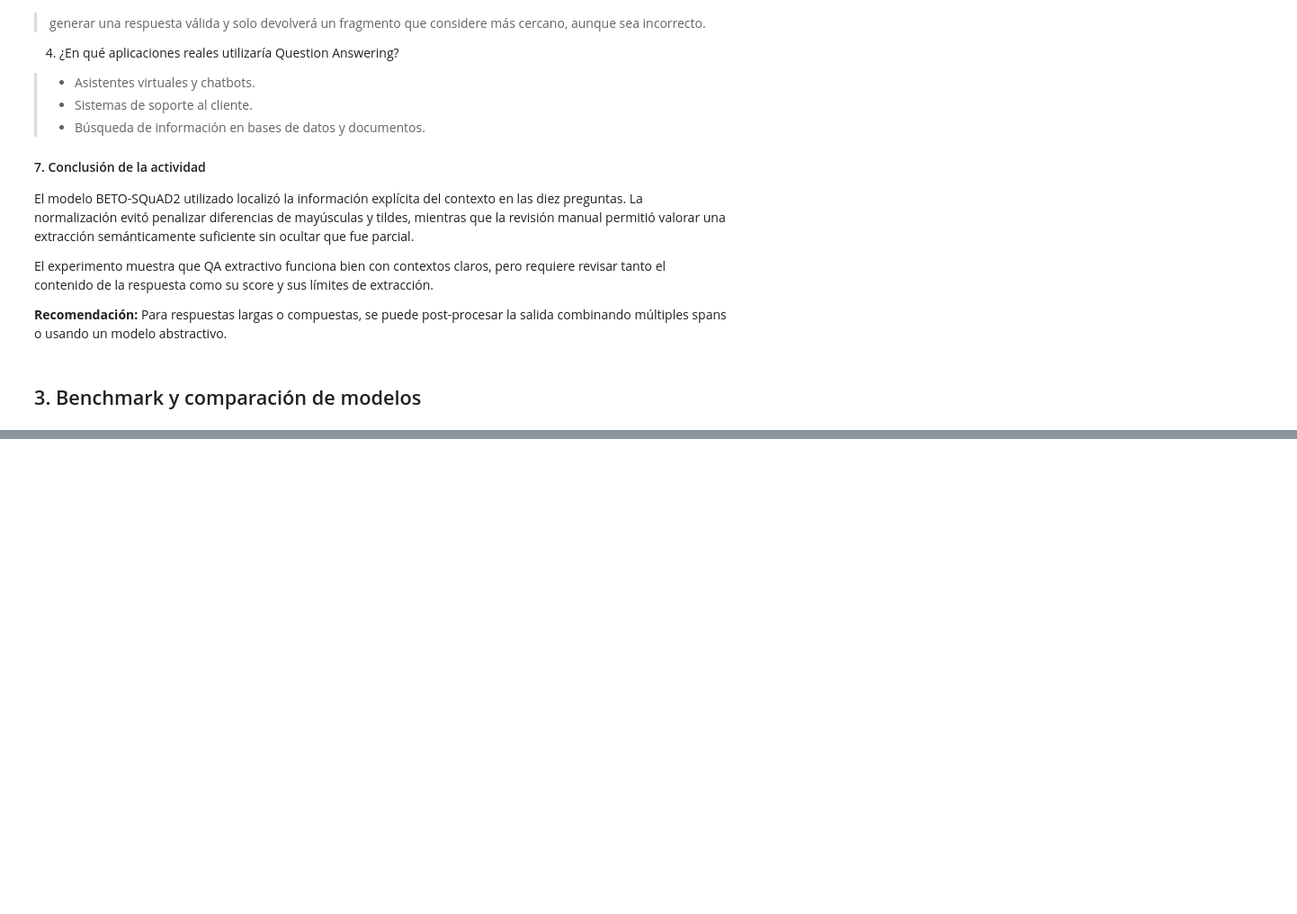
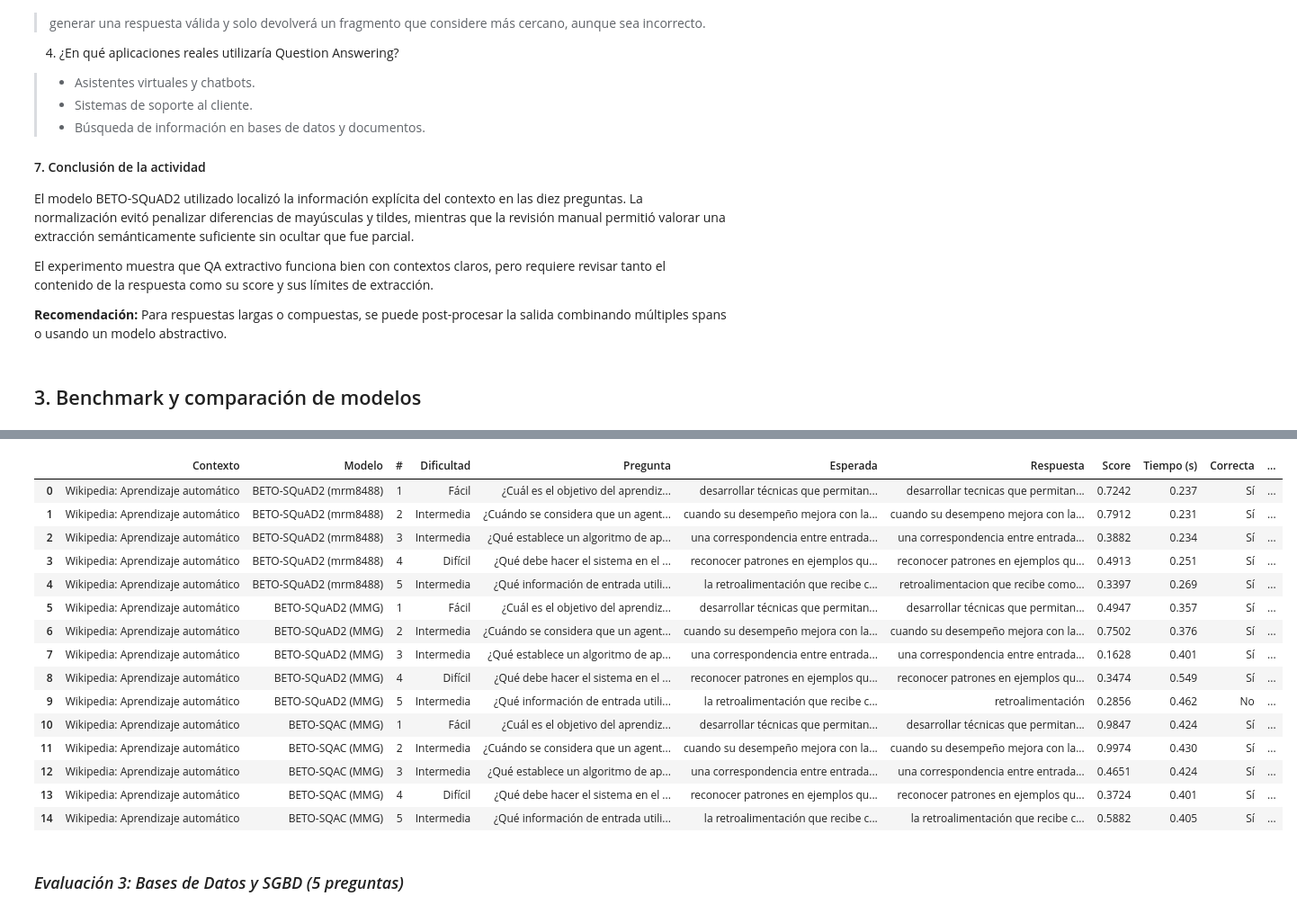
Before and after one commit to abner-rivas/Laboratorio---ML, a Jupyter notebook: laboratorio_ml_qa.ipynb, the cells around one changed output, grey strips where cells are left out. Shown at 90% size. Saved outputs shown, nothing was run; the diff lists cells and outputs as text; code cells hidden in the pictures; blank space fills up the shorter version.

```diff
--- a/laboratorio_ml_qa.ipynb
+++ b/laboratorio_ml_qa.ipynb
@@ -826,0 +1002,20 @@ combinando múltiples spans o usando un modelo abstractivo.
+# %%
+# ---------------------------------------------------
+# Contexto de Wikipedia: Aprendizaje automático
+# ---------------------------------------------------
+
+contexto_wikipedia = """
+El aprendizaje automático es un subcampo de las ciencias de la computación y una rama de la inteligencia artificial.
+Su objetivo es desarrollar técnicas que permitan que las computadoras aprendan. Se considera que un agente aprende cuando su
+desempeño mejora con la experiencia y mediante el uso de datos. En este proceso, una computadora observa datos, construye
+un modelo y utiliza ese modelo para resolver problemas. El campo se relaciona con la estadística inferencial y el reconocimiento
+de patrones, aunque también considera la complejidad computacional de los problemas. Entre sus aplicaciones se encuentran los
+motores de búsqueda, los diagnósticos médicos, la detección de fraude con tarjetas de crédito, el reconocimiento del habla y la robótica.
+Los algoritmos pueden organizarse según la información disponible. En el aprendizaje supervisado, el algoritmo establece una
+correspondencia entre entradas y salidas deseadas usando ejemplos etiquetados; la clasificación es una tarea representativa.
+En el aprendizaje no supervisado, el sistema debe reconocer patrones en ejemplos que solo contienen entradas, porque no dispone
+de categorías conocidas. En el aprendizaje por refuerzo, la información de entrada es la retroalimentación que recibe como respuesta
+a sus acciones, de modo que el sistema aprende mediante ensayo y error.
+""".strip()
+
+print(f"Palabras del extracto: {len(contexto_wikipedia.split())}")
@@ -826,0 +1066,13 @@ combinando múltiples spans o usando un modelo abstractivo.
+# %%
+# ---------------------------------------------------
+# Evaluación con contexto de Wikipedia
+# ---------------------------------------------------
+
+df_wikipedia = evaluar_modelos(
+    modelos,
+    contexto_wikipedia,
+    preguntas_wikipedia,
+    nombre_contexto="Wikipedia: Aprendizaje automático"
+)
+
+print(f"Registros generados: {len(df_wikipedia)}")
@@ -826,0 +1092,25 @@ combinando múltiples spans o usando un modelo abstractivo.
+# %%
+# ---------------------------------------------------
+# Tabla de resultados: Wikipedia
+# ---------------------------------------------------
+
+display(df_wikipedia.style.format({"Score": "{:.4f}", "Tiempo (s)": "{:.3f}"}))
+# %% [output]
+|  | Contexto | Modelo | # | Dificultad | Pregunta | Esperada | Respuesta | Score | Tiempo (s) | Correcta | ... |
+| 0 | Wikipedia: Aprendizaje automático | BETO-SQuAD2 (mrm8488) | 1 | Fácil | ¿Cuál es el objetivo del aprendiz... | desarrollar técnicas que permitan... | desarrollar tecnicas que permitan... | 0.7242 | 0.237 | Sí | ... |
+| 1 | Wikipedia: Aprendizaje automático | BETO-SQuAD2 (mrm8488) | 2 | Intermedia | ¿Cuándo se considera que un agent... | cuando su desempeño mejora con la... | cuando su desempeno mejora con la... | 0.7912 | 0.231 | Sí | ... |
+| 2 | Wikipedia: Aprendizaje automático | BETO-SQuAD2 (mrm8488) | 3 | Intermedia | ¿Qué establece un algoritmo de ap... | una correspondencia entre entrada... | una correspondencia entre entrada... | 0.3882 | 0.234 | Sí | ... |
+| 3 | Wikipedia: Aprendizaje automático | BETO-SQuAD2 (mrm8488) | 4 | Difícil | ¿Qué debe hacer el sistema en el ... | reconocer patrones en ejemplos qu... | reconocer patrones en ejemplos qu... | 0.4913 | 0.251 | Sí | ... |
+| 4 | Wikipedia: Aprendizaje automático | BETO-SQuAD2 (mrm8488) | 5 | Intermedia | ¿Qué información de entrada utili... | la retroalimentación que recibe c... | retroalimentacion que recibe como... | 0.3397 | 0.269 | Sí | ... |
+| 5 | Wikipedia: Aprendizaje automático | BETO-SQuAD2 (MMG) | 1 | Fácil | ¿Cuál es el objetivo del aprendiz... | desarrollar técnicas que permitan... | desarrollar técnicas que permitan... | 0.4947 | 0.357 | Sí | ... |
+| 6 | Wikipedia: Aprendizaje automático | BETO-SQuAD2 (MMG) | 2 | Intermedia | ¿Cuándo se considera que un agent... | cuando su desempeño mejora con la... | cuando su desempeño mejora con la... | 0.7502 | 0.376 | Sí | ... |
+| 7 | Wikipedia: Aprendizaje automático | BETO-SQuAD2 (MMG) | 3 | Intermedia | ¿Qué establece un algoritmo de ap... | una correspondencia entre entrada... | una correspondencia entre entrada... | 0.1628 | 0.401 | Sí | ... |
+| 8 | Wikipedia: Aprendizaje automático | BETO-SQuAD2 (MMG) | 4 | Difícil | ¿Qué debe hacer el sistema en el ... | reconocer patrones en ejemplos qu... | reconocer patrones en ejemplos qu... | 0.3474 | 0.549 | Sí | ... |
+| 9 | Wikipedia: Aprendizaje automático | BETO-SQuAD2 (MMG) | 5 | Intermedia | ¿Qué información de entrada utili... | la retroalimentación que recibe c... | retroalimentación | 0.2856 | 0.462 | No | ... |
+| 10 | Wikipedia: Aprendizaje automático | BETO-SQAC (MMG) | 1 | Fácil | ¿Cuál es el objetivo del aprendiz... | desarrollar técnicas que permitan... | desarrollar técnicas que permitan... | 0.9847 | 0.424 | Sí | ... |
+| 11 | Wikipedia: Aprendizaje automático | BETO-SQAC (MMG) | 2 | Intermedia | ¿Cuándo se considera que un agent... | cuando su desempeño mejora con la... | cuando su desempeño mejora con la... | 0.9974 | 0.430 | Sí | ... |
+| 12 | Wikipedia: Aprendizaje automático | BETO-SQAC (MMG) | 3 | Intermedia | ¿Qué establece un algoritmo de ap... | una correspondencia entre entrada... | una correspondencia entre entrada... | 0.4651 | 0.424 | Sí | ... |
+| 13 | Wikipedia: Aprendizaje automático | BETO-SQAC (MMG) | 4 | Difícil | ¿Qué debe hacer el sistema en el ... | reconocer patrones en ejemplos qu... | reconocer patrones en ejemplos qu... | 0.3724 | 0.401 | Sí | ... |
+| 14 | Wikipedia: Aprendizaje automático | BETO-SQAC (MMG) | 5 | Intermedia | ¿Qué información de entrada utili... | la retroalimentación que recibe c... | la retroalimentación que recibe c... | 0.5882 | 0.405 | Sí | ... |
+# %% [markdown]
+### *Evaluación 3: Bases de Datos y SGBD (5 preguntas)*
```
Also changed, not shown: parts of 28 cells of this notebook, 1 other file.
